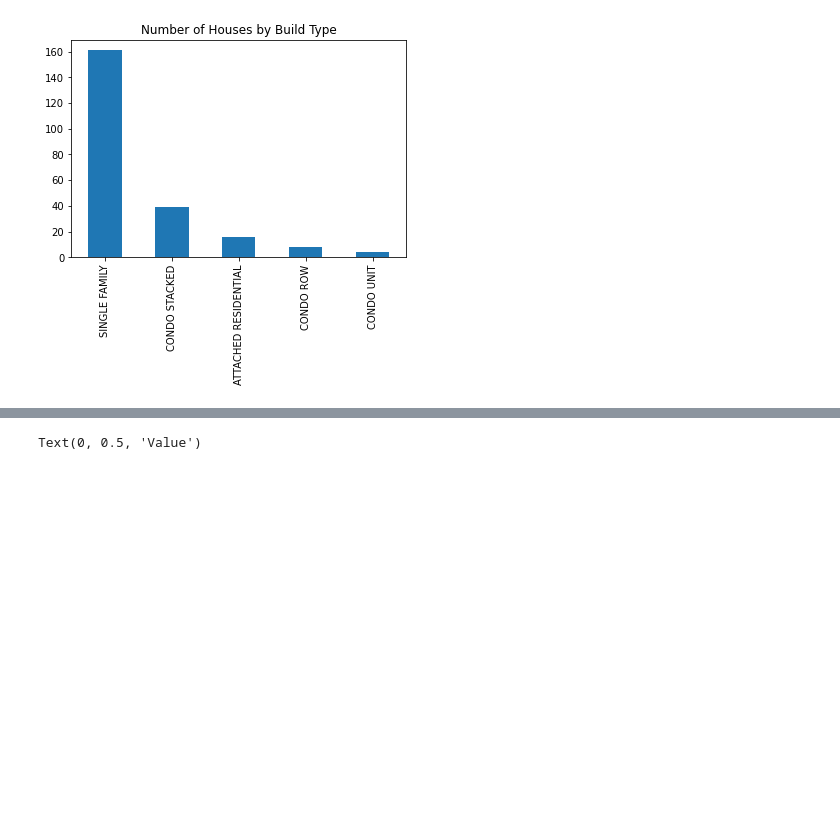
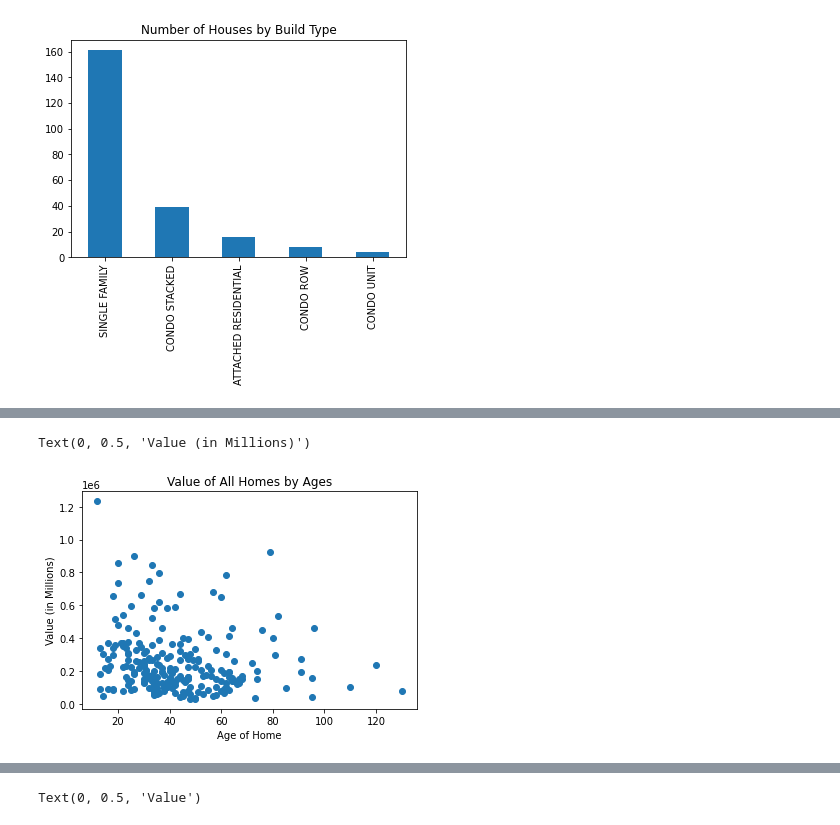
Before and after one commit to ajwu100/GROUP-9-PROJECT-1, a Jupyter notebook: house_attributes.ipynb, the cells around one changed output, grey strips where cells are left out. Saved outputs shown, nothing was run; the diff lists cells and outputs as text; code cells hidden in the pictures; blank space fills up the shorter version.

```diff
--- a/house_attributes.ipynb
+++ b/house_attributes.ipynb
@@ -103,0 +109,12 @@ plt.show()
+# %%
+#scatter plot of value of houses
+hx = house_df["House Age"]
+hy = house_df["ValueofHome"]
+plt.scatter(hx, hy)
+
+plt.title("Value of All Homes by Ages")
+plt.xlabel("Age of Home")
+plt.ylabel("Value (in Millions)")
+# %% [output]
+Text(0, 0.5, 'Value (in Millions)')
+[figure, added]
```
Also changed, not shown: parts of 11 cells of this notebook, 1 other file.
